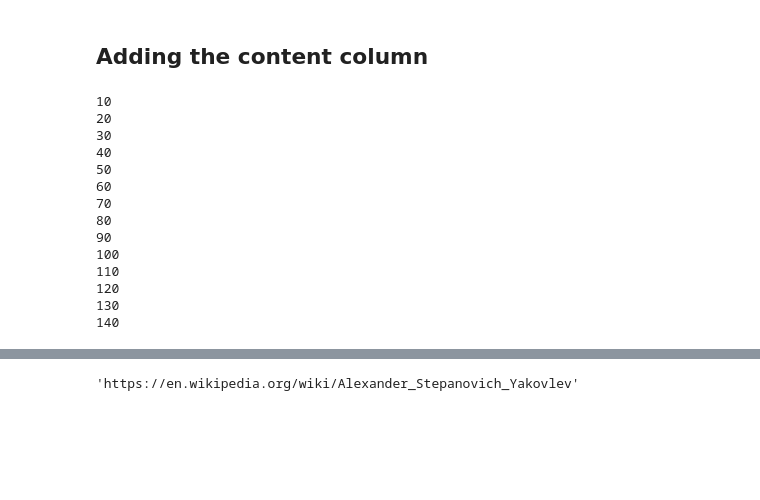
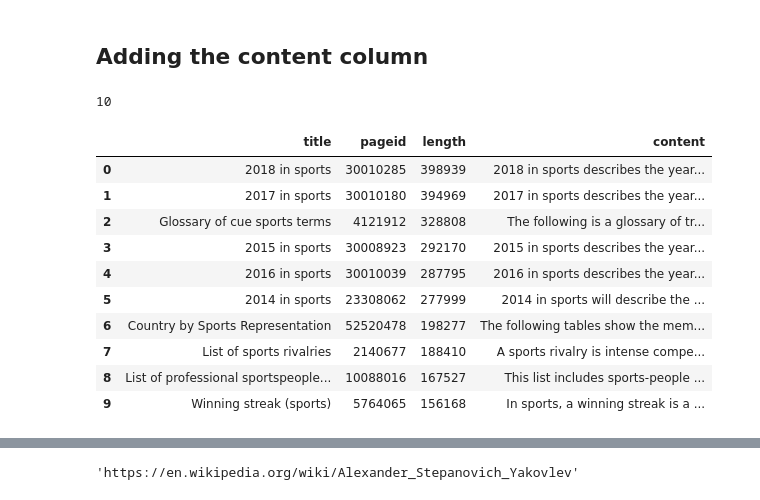
Before and after one commit to ahmadajal/Swiss_comm_eval, a Jupyter notebook: get_the_wiki_pages.ipynb, the cells around one changed output, grey strips where cells are left out. Cells and saved outputs as stored; diff of their text form; code cells hidden in the pictures; blank space fills up the shorter version.

Commit message:
script to get the pages content + the csv file containing the data

```diff
--- a/get_the_wiki_pages.ipynb
+++ b/get_the_wiki_pages.ipynb
@@ -80,15 +80,17 @@ correct_title(comp_science)
 # %%
 def add_contents(category):
     content = []
+    indicies = []
     counter = 0
     ind = 0
     #for title in list(category['title']):
-    while len(content) < 1000 or ind >= len(list(category['title'])):
+    while len(content) < 10 or ind >= len(list(category['title'])):
         counter += 1
         title = list(category['title'])[ind]
         try:
             p = wikipedia.page(title)
             content.append(p.content)
+            indicies.append(ind)
             ind += 1
             if counter == 10:
                 time.sleep(10)
@@ -104,22 +106,22 @@ def add_contents(category):
             time.sleep(10)
 #         if len(content) == 1000:
 #             break
-    category['content'] = content
+    result = category.loc[indicies]
+    result['content'] = content
+    return result
 # %%
-add_contents(politics)
+add_contents(sports)
 # %% [output]
 10
-20
-30
-40
-50
-60
-70
-80
-90
-100
-110
-120
-130
-140
+|  | title | pageid | length | content |
+| 0 | 2018 in sports | 30010285 | 398939 | 2018 in sports describes the year... |
+| 1 | 2017 in sports | 30010180 | 394969 | 2017 in sports describes the year... |
+| 2 | Glossary of cue sports terms | 4121912 | 328808 | The following is a glossary of tr... |
+| 3 | 2015 in sports | 30008923 | 292170 | 2015 in sports describes the year... |
+| 4 | 2016 in sports | 30010039 | 287795 | 2016 in sports describes the year... |
+| 5 | 2014 in sports | 23308062 | 277999 | 2014 in sports will describe the ... |
+| 6 | Country by Sports Representation | 52520478 | 198277 | The following tables show the mem... |
+| 7 | List of sports rivalries | 2140677 | 188410 | A sports rivalry is intense compe... |
+| 8 | List of professional sportspeople... | 10088016 | 167527 | This list includes sports-people ... |
+| 9 | Winning streak (sports) | 5764065 | 156168 | In sports, a winning streak is a ... |
 # %%
```
Also changed, not shown: parts of 1 cell of this notebook, 7 other files.
